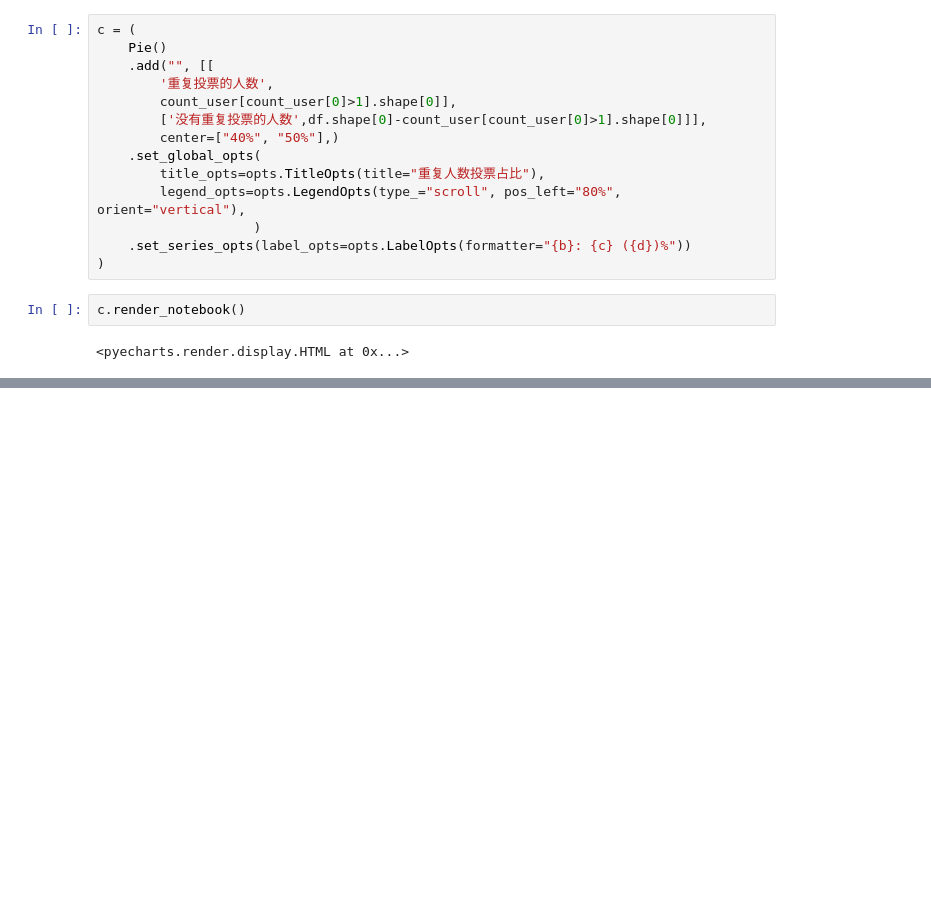
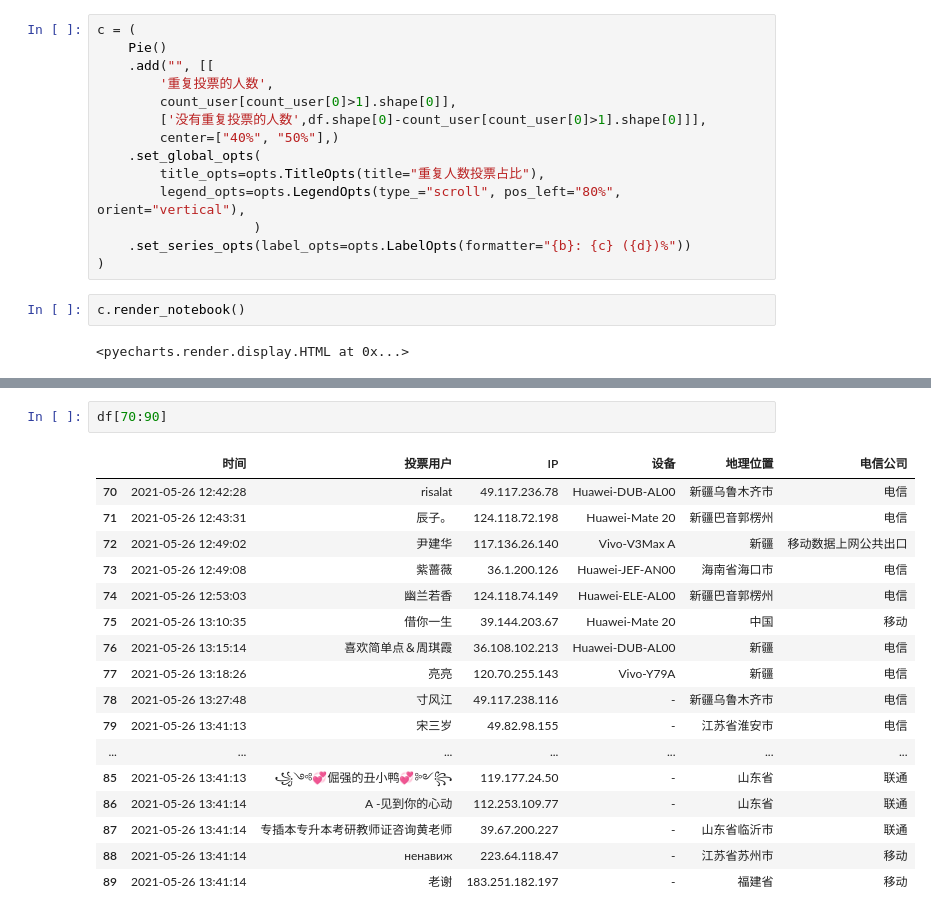
Before and after one commit to ShenShu2016/script_weitoupiao, a Jupyter notebook: vote_analysis_visul.ipynb, the cells around one changed output, grey strips where cells are left out. Saved outputs shown, nothing was run; the diff lists cells and outputs as text; blank space fills up the shorter version.

```diff
--- a/vote_analysis_visul.ipynb
+++ b/vote_analysis_visul.ipynb
@@ -211,0 +184,20 @@ count_
+# %%
+df[70:90]
+# %% [output]
+|  | 时间 | 投票用户 | IP | 设备 | 地理位置 | 电信公司 |
+| 70 | 2021-05-26 12:42:28 | risalat | 49.117.236.78 | Huawei-DUB-AL00 | 新疆乌鲁木齐市 | 电信 |
+| 71 | 2021-05-26 12:43:31 | 辰子。 | 124.118.72.198 | Huawei-Mate 20 | 新疆巴音郭楞州 | 电信 |
+| 72 | 2021-05-26 12:49:02 | 尹建华 | 117.136.26.140 | Vivo-V3Max A | 新疆 | 移动数据上网公共出口 |
+| 73 | 2021-05-26 12:49:08 | 紫蔷薇 | 36.1.200.126 | Huawei-JEF-AN00 | 海南省海口市 | 电信 |
+| 74 | 2021-05-26 12:53:03 | 幽兰若香 | 124.118.74.149 | Huawei-ELE-AL00 | 新疆巴音郭楞州 | 电信 |
+| 75 | 2021-05-26 13:10:35 | 借你一生 | 39.144.203.67 | Huawei-Mate 20 | 中国 | 移动 |
+| 76 | 2021-05-26 13:15:14 | 喜欢简单点＆周琪霞 | 36.108.102.213 | Huawei-DUB-AL00 | 新疆 | 电信 |
+| 77 | 2021-05-26 13:18:26 | 亮亮 | 120.70.255.143 | Vivo-Y79A | 新疆 | 电信 |
+| 78 | 2021-05-26 13:27:48 | 寸风江 | 49.117.238.116 | - | 新疆乌鲁木齐市 | 电信 |
+| 79 | 2021-05-26 13:41:13 | 宋三岁 | 49.82.98.155 | - | 江苏省淮安市 | 电信 |
+| ... | ... | ... | ... | ... | ... | ... |
+| 85 | 2021-05-26 13:41:13 | ꧁༺💞倔强的丑小鸭💞༻꧂ | 119.177.24.50 | - | 山东省 | 联通 |
+| 86 | 2021-05-26 13:41:14 | A -见到你的心动 | 112.253.109.77 | - | 山东省 | 联通 |
+| 87 | 2021-05-26 13:41:14 | 专插本专升本考研教师证咨询黄老师 | 39.67.200.227 | - | 山东省临沂市 | 联通 |
+| 88 | 2021-05-26 13:41:14 | ненавиж | 223.64.118.47 | - | 江苏省苏州市 | 移动 |
+| 89 | 2021-05-26 13:41:14 | 老谢 | 183.251.182.197 | - | 福建省 | 移动 |
```
Also changed, not shown: parts of 49 cells of this notebook, 1 other file.
